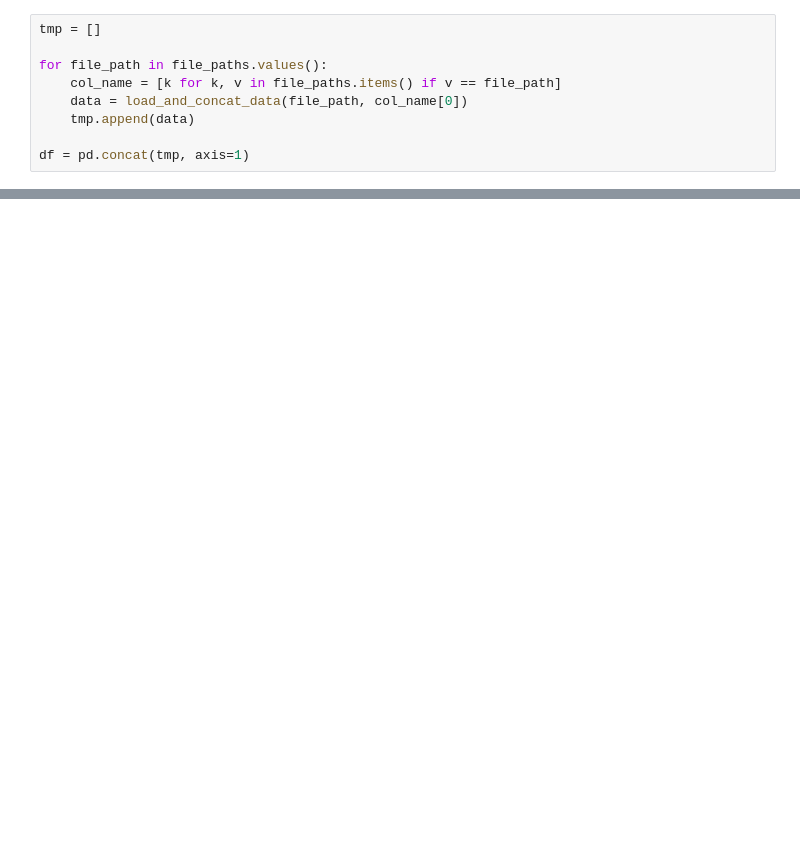
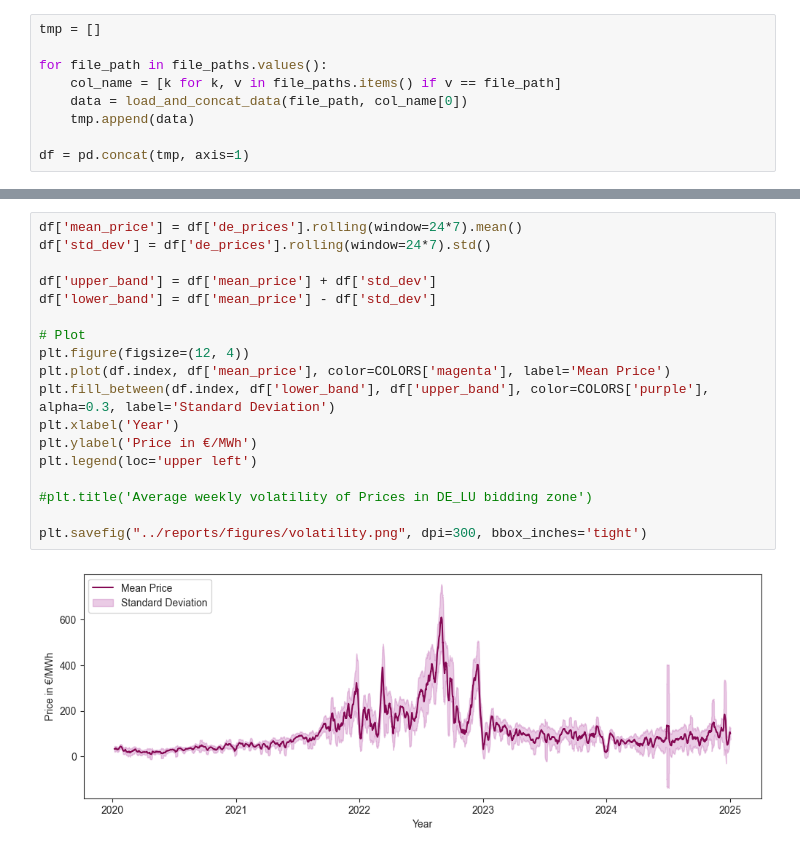
Before and after one commit to valentin-17/epf, a Jupyter notebook: notebooks/other_data_viz.ipynb, the cells around one changed output, grey strips where cells are left out. Saved outputs shown, nothing was run; the diff lists cells and outputs as text; blank space fills up the shorter version.

```diff
--- a/notebooks/other_data_viz.ipynb
+++ b/notebooks/other_data_viz.ipynb
@@ -23,0 +72,20 @@ plt.plot(df.volatility)
+# %%
+df['mean_price'] = df['de_prices'].rolling(window=24*7).mean()
+df['std_dev'] = df['de_prices'].rolling(window=24*7).std()
+
+df['upper_band'] = df['mean_price'] + df['std_dev']
+df['lower_band'] = df['mean_price'] - df['std_dev']
+
+# Plot
+plt.figure(figsize=(12, 4))
+plt.plot(df.index, df['mean_price'], color=COLORS['magenta'], label='Mean Price')
+plt.fill_between(df.index, df['lower_band'], df['upper_band'], color=COLORS['purple'], alpha=0.3, label='Standard Deviation')
+plt.xlabel('Year')
+plt.ylabel('Price in €/MWh')
+plt.legend(loc='upper left')
+
+#plt.title('Average weekly volatility of Prices in DE_LU bidding zone')
+
+plt.savefig("../reports/figures/volatility.png", dpi=300, bbox_inches='tight')
+# %% [output]
+[figure, added]
```
Also changed, not shown: parts of 4 cells of this notebook, 5 other files.
